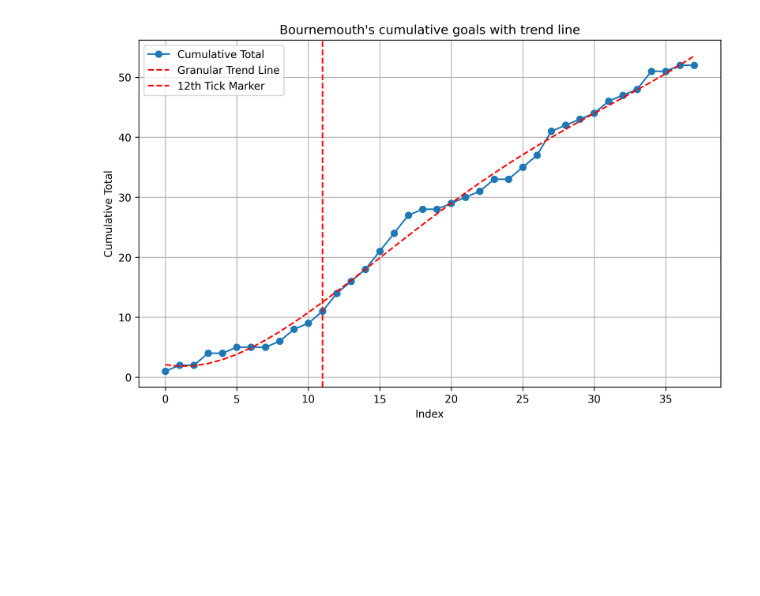
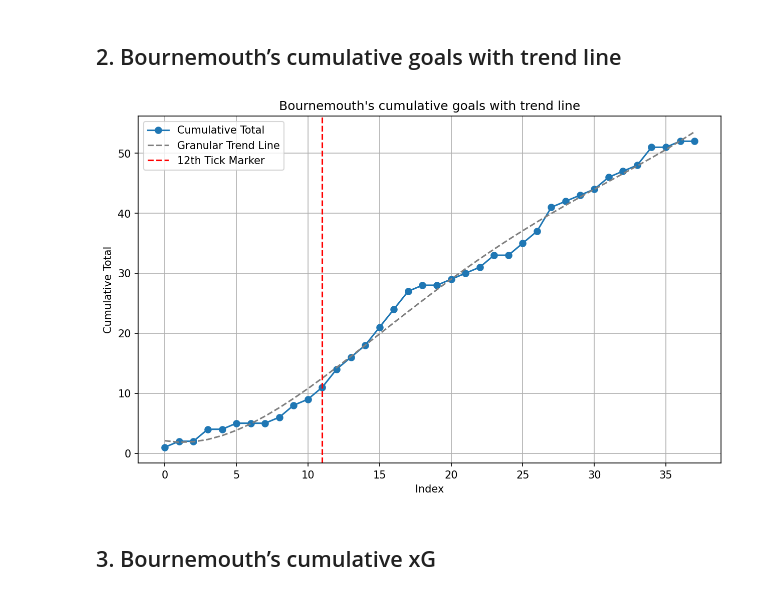
Before and after one commit to TheLastBoyScoutUK/solanke_xg, a Jupyter notebook: solanke_xg.ipynb, the cells around one changed output. Cells and saved outputs as stored; diff of their text form; code cells hidden in the pictures; blank space fills up the shorter version.

```diff
--- a/solanke_xg.ipynb
+++ b/solanke_xg.ipynb
@@ -31,26 +61,30 @@ plt.show()
+# %% [markdown]
+## 2. Bournemouth’s cumulative goals with trend line
 # %%
 x = np.arange(len(df['Cumulative_Total']))
 z_granular = np.polyfit(x, df['Cumulative_Total'], 4)
 p_granular = np.poly1d(z_granular)
 
 # Plotting the cumulative total and trendline
 plt.figure(figsize=(10, 6))
 plt.plot(df['Cumulative_Total'], marker='o', label='Cumulative Total')
 
 # Add trendline
-plt.plot(x, p_granular(x), color='red', linestyle='--', label='Granular Trend Line')
+plt.plot(x, p_granular(x), color='gray', linestyle='--', label='Granular Trend Line')
 
 # Titles and labels
 plt.title('Bournemouth\'s cumulative goals with trend line')
 plt.xlabel('Index')
 plt.ylabel('Cumulative Total')
 plt.axvline(x=11, color='red', linestyle='--', label='12th Tick Marker')
 plt.grid(True)
 plt.legend()
 
 plt.show()
 # %% [output]
-[figure, old version]
+[figure, new version]
+# %% [markdown]
+## 3. Bournemouth’s cumulative xG
 # %%
 xg_data = [1.3, 1.3, 0.7, 2.1, 1.0, 1.1, 0.6, 0.7, 0.6, 1.1, 0.9, 2.4, 2.9, 2.0, 1.8, 1.5, 1.6, 1.8, 1.7, 1.4, 1.2,
            1.3, 1.8, 2.2, 0.9, 1.1, 3.3, 2.3, 1.3, 1.1, 0.4, 1.6, 1.8, 1.9, 1.9, 0.5, 0.7, 2.2]
```
Also changed, not shown: parts of 8 cells of this notebook, 1 other file.
